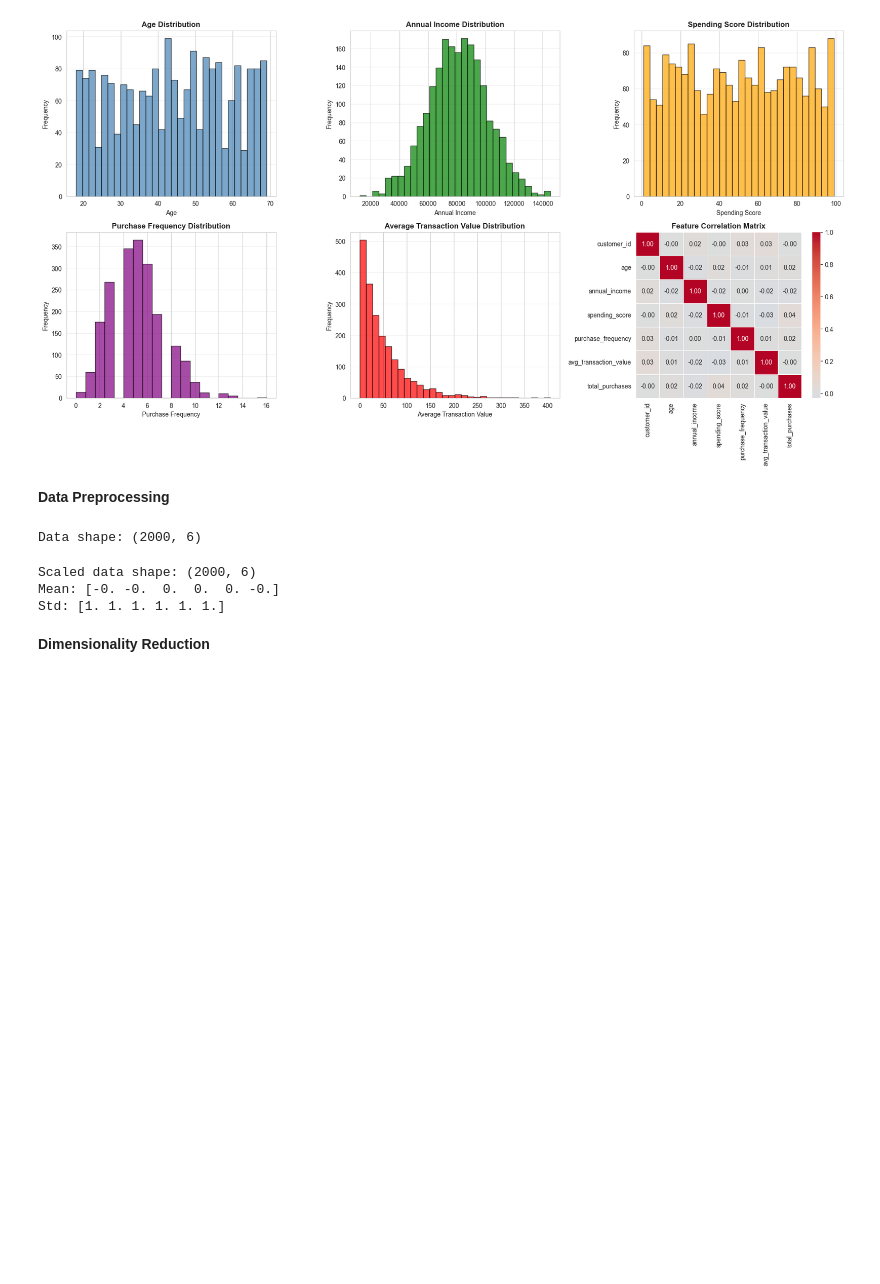
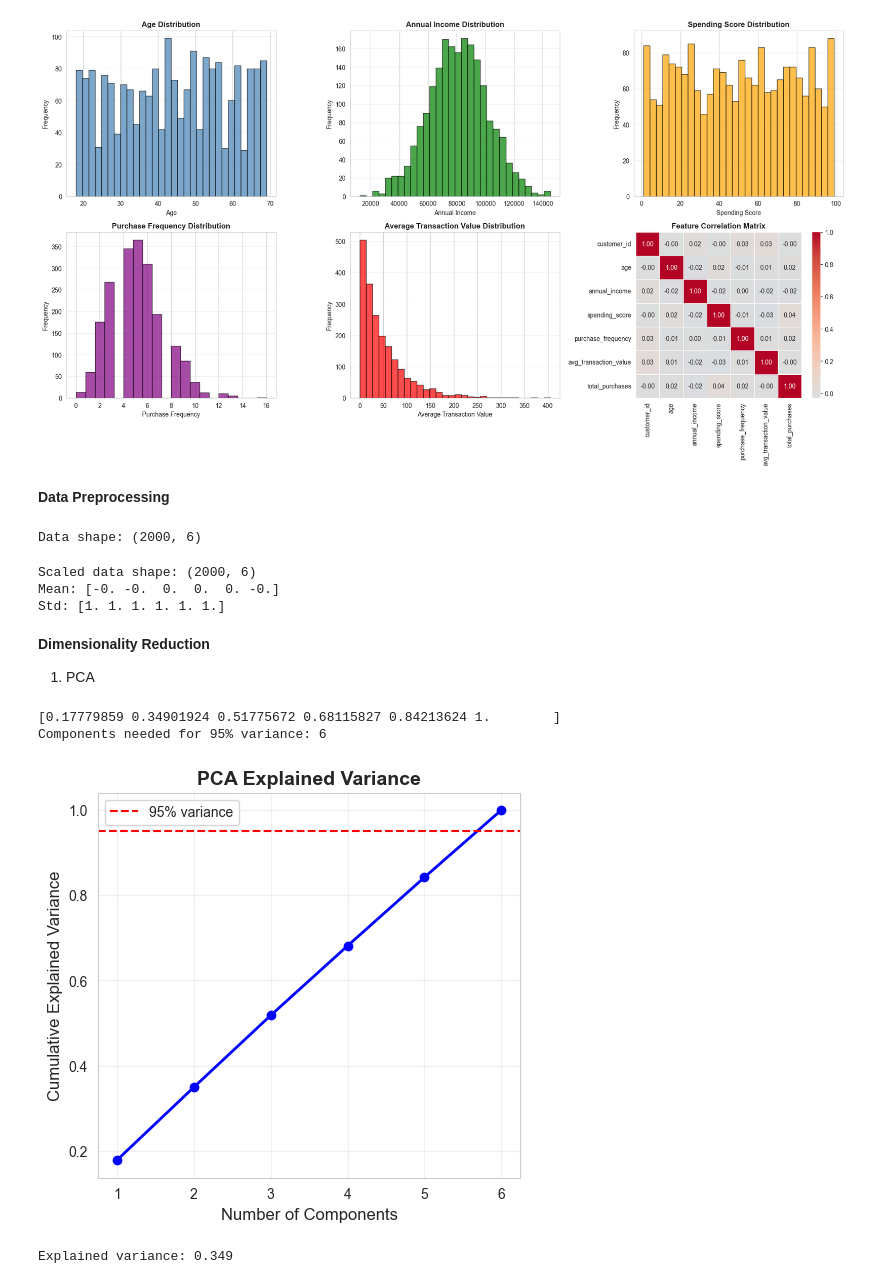
Before and after one commit to mdmohsin212/interview-prep, a Jupyter notebook: ML/Unsupervised Learning/Advance/Unsupervised_project.ipynb, the cells around one changed output. Drawn from its saved outputs; the diff is of its cells as text; code cells hidden in the pictures; blank space fills up the shorter version.

```diff
--- a/ML/Unsupervised Learning/Advance/Unsupervised_project.ipynb
+++ b/ML/Unsupervised Learning/Advance/Unsupervised_project.ipynb
@@ -162,3 +163,36 @@ Mean: [-0. -0.  0.  0.  0. -0.]
 Std: [1. 1. 1. 1. 1. 1.]
 # %% [markdown]
 **Dimensionality Reduction**
+1. PCA
+# %%
+pca = PCA()
+pca.fit(X_scaled)
+
+cumulative_variance = np.cumsum(pca.explained_variance_ratio_)
+print(cumulative_variance)
+
+n_components_95 = np.argmax(cumulative_variance >= 0.95) + 1
+print(f"Components needed for 95% variance: {n_components_95}")
+# %% [output]
+[0.17779859 0.34901924 0.51775672 0.68115827 0.84213624 1.        ]
+Components needed for 95% variance: 6
+# %%
+plt.figure(figsize=(12, 5))
+
+plt.subplot(1, 2, 1)
+plt.plot(range(1, len(cumulative_variance) + 1), cumulative_variance, 'bo-', linewidth=2)
+plt.axhline(y=0.95, color='r', linestyle='--', label='95% variance')
+plt.xlabel('Number of Components', fontsize=12)
+plt.ylabel('Cumulative Explained Variance', fontsize=12)
+plt.title('PCA Explained Variance', fontsize=14, fontweight='bold')
+plt.legend()
+plt.grid(True, alpha=0.3)
+# %% [output]
+[figure, added]
+# %%
+pca_3d = PCA(n_components=2, random_state=42)
+x_pca = pca_3d.fit_transform(X_scaled)
+
+print(f"Explained variance: {pca_3d.explained_variance_ratio_.sum():.3f}")
+# %% [output]
+Explained variance: 0.349
```
Also changed, not shown: parts of 39 cells of this notebook.
